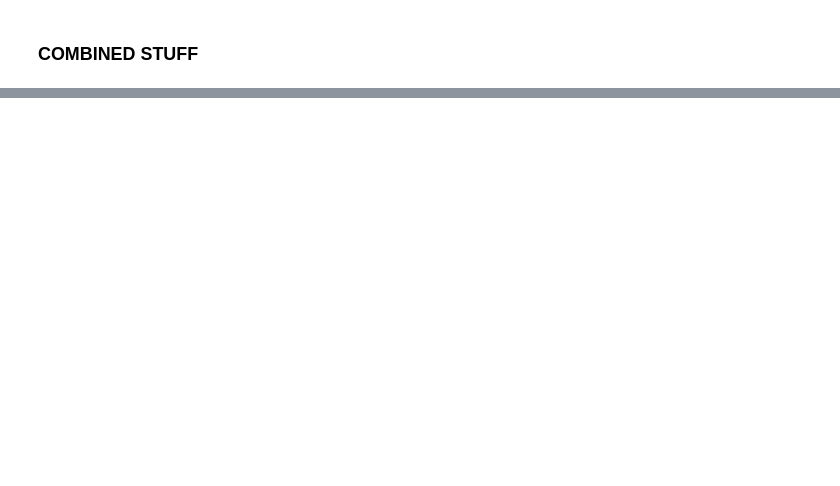
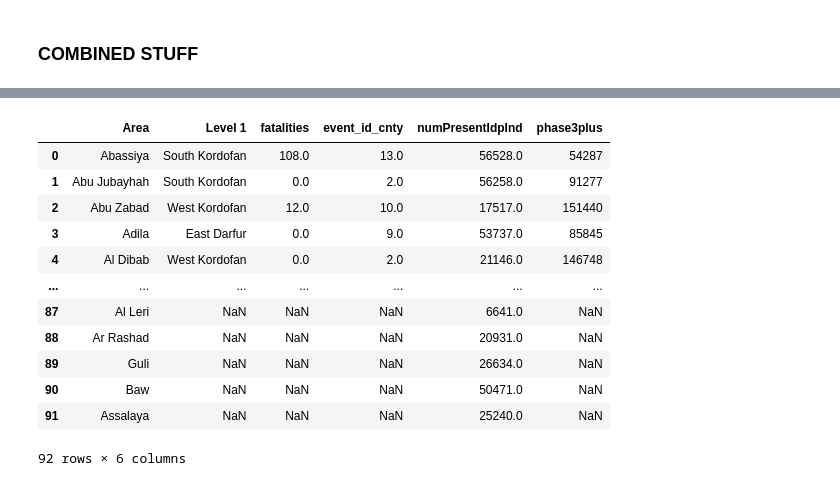
Before and after one commit to cgelil/cgelil.github.io, a Jupyter notebook: project/data_analysis/sudan.ipynb, the cells around one changed output, grey strips where cells are left out. Saved outputs shown, nothing was run; the diff lists cells and outputs as text; code cells hidden in the pictures; blank space fills up the shorter version.

```diff
--- a/project/data_analysis/sudan.ipynb
+++ b/project/data_analysis/sudan.ipynb
@@ -296,0 +334,14 @@ acled_ipc_adm2.to_csv('sudan/acled_ipc_adm2.csv', index=False)
+# %%
+idp_admin2_2024_may = idp_admin_data[(idp_admin_data['yearReportingDate'] == 2024) & (idp_admin_data['monthReportingDate'] == 5) & (idp_admin_data['operation'] == 'Armed Clashes in Sudan (Overview)') ]
+idp_admin2_2024_may = idp_admin2_2024_may.dropna(subset=['admin2Name'])
+
+idp_admin1_2024_may = idp_admin_data[(idp_admin_data['yearReportingDate'] == 2024) & (idp_admin_data['monthReportingDate'] == 5) & (idp_admin_data['operation'] == 'Armed Clashes in Sudan (Overview)') ]
+idp_admin1_2024_may = idp_admin1_2024_may.groupby('admin1Name').agg({'numPresentIdpInd':'sum'}).reset_index()
+# %%
+ipc_sdn_adm2_2024 = ipc_sdn_adm2[(ipc_sdn_adm2['Validity period'] == 'current') & (ipc_sdn_adm2['Date of analysis'].str.contains('Apr 2024'))]
+ipc_sdn_adm2_2024 = ipc_sdn_adm2_2024[ipc_sdn_adm2_2024['Phase']== '3+']
+ipc_sdn_adm2_2024 = ipc_sdn_adm2_2024.assign(Area=ipc_sdn_adm2_2024['Area'].str.split(r'[,&]')).explode('Area').reset_index(drop=True)
+ipc_sdn_adm2_2024['Area'] = ipc_sdn_adm2_2024['Area'].str.strip()
+
+ipc_sdn_adm1_2024 = ipc_sdn_adm1[(ipc_sdn_adm1['Validity period'] == 'current') & (ipc_sdn_adm1['Date of analysis'].str.contains('Apr 2024'))]
+ipc_sdn_adm1_2024 = ipc_sdn_adm1_2024[ipc_sdn_adm1_2024['Phase']== '3+']
@@ -296,0 +381,4 @@ acled_ipc_adm2.to_csv('sudan/acled_ipc_adm2.csv', index=False)
+# %%
+#Adm 2
+idp_ipc_adm2 = pd.merge(idp_admin2_2024_may, ipc_sdn_adm2_2024, left_on=['admin2Name'], right_on=['Area'], how='inner')
+idp_ipc_adm1 = pd.merge(idp_admin1_2024_may, ipc_sdn_adm1_2024, left_on=['admin1Name'], right_on=['Level 1'], how='inner')
@@ -296,0 +404,9 @@ acled_ipc_adm2.to_csv('sudan/acled_ipc_adm2.csv', index=False)
+# %%
+acled_idp_ipc_adm2 = pd.merge(acled_ipc_adm2, idp_ipc_adm2, left_on=['Area'], right_on=['Area'], how='outer')
+
+acled_idp_ipc_adm2 = acled_idp_ipc_adm2[['Area', 'Level 1_x','fatalities', 'event_id_cnty', 'numPresentIdpInd', 'Number_x']]
+acled_idp_ipc_adm2.rename(columns={'Number_x':'phase3plus'}, inplace=True)
+acled_idp_ipc_adm2.rename(columns={'Level 1_x':'Level 1'}, inplace=True)
+
+#save as csv
+acled_idp_ipc_adm2.to_csv('sudan/acled_idp_ipc_adm2.csv', index=False)
@@ -296,0 +434,16 @@ acled_ipc_adm2.to_csv('sudan/acled_ipc_adm2.csv', index=False)
+# %%
+acled_idp_ipc_adm2
+# %% [output]
+|  | Area | Level 1 | fatalities | event_id_cnty | numPresentIdpInd | phase3plus |
+| 0 | Abassiya | South Kordofan | 108.0 | 13.0 | 56528.0 | 54287 |
+| 1 | Abu Jubayhah | South Kordofan | 0.0 | 2.0 | 56258.0 | 91277 |
+| 2 | Abu Zabad | West Kordofan | 12.0 | 10.0 | 17517.0 | 151440 |
+| 3 | Adila | East Darfur | 0.0 | 9.0 | 53737.0 | 85845 |
+| 4 | Al Dibab | West Kordofan | 0.0 | 2.0 | 21146.0 | 146748 |
+| ... | ... | ... | ... | ... | ... | ... |
+| 87 | Al Leri | NaN | NaN | NaN | 6641.0 | NaN |
+| 88 | Ar Rashad | NaN | NaN | NaN | 20931.0 | NaN |
+| 89 | Guli | NaN | NaN | NaN | 26634.0 | NaN |
+| 90 | Baw | NaN | NaN | NaN | 50471.0 | NaN |
+| 91 | Assalaya | NaN | NaN | NaN | 25240.0 | NaN |
+92 rows × 6 columns
```
Also changed, not shown: parts of 52 cells of this notebook, 58 other files.
